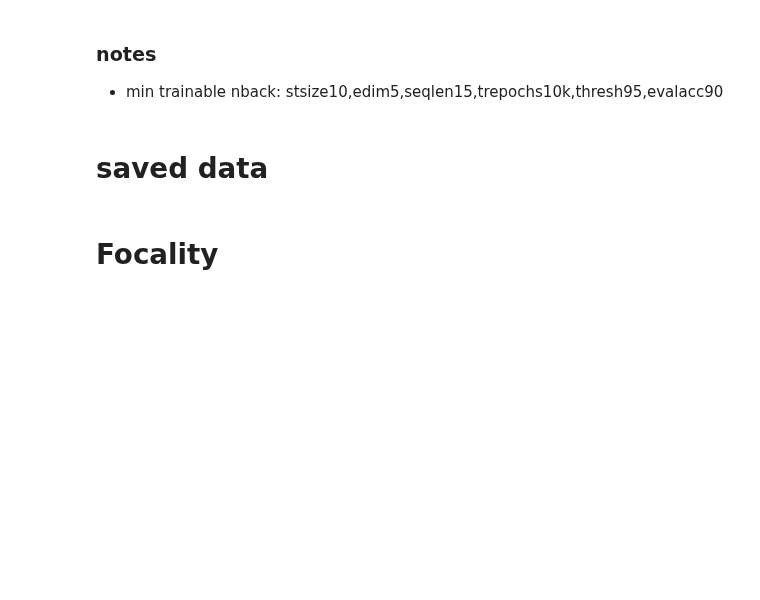
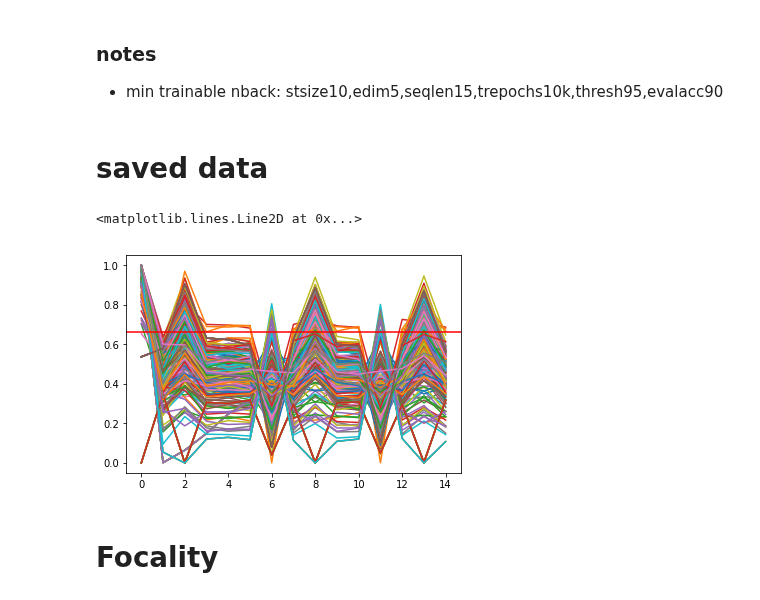
Before and after one commit to andrebeu/PM, a Jupyter notebook: pmtask.ipynb, the cells around one changed output. Saved outputs shown, nothing was run; the diff lists cells and outputs as text; code cells hidden in the pictures; blank space fills up the shorter version.

```diff
--- a/pmtask.ipynb
+++ b/pmtask.ipynb
@@ -37,6 +37,23 @@ def load_score(fpath,verb=False):
 
 og_trials = [4,5]
 pm_trials = [6,11]
+# %%
+stsize = '*'
+pmtrials = '*'
+pmweight = '*'
+seed = '*'
+trep = '*'
+fpath = "EM_0-stsize_%s-focal_1-pmtrials_%s-pmweight_%s-trseqlen_25-seed_%s-trep_%s.npy"%(
+            stsize,pmtrials,pmweight,seed,trep)
+
+score = load_score(fpath,verb=False)
+acc = score.mean(1)
+acc.shape
+plt.plot(acc.T)
+plt.axhline(.66,c='r')
+# %% [output]
+<matplotlib.lines.Line2D at 0x...>
+[figure, added]
 # %% [markdown]
 # Focality
 # %%
```
Also changed, not shown: 4 other files.
